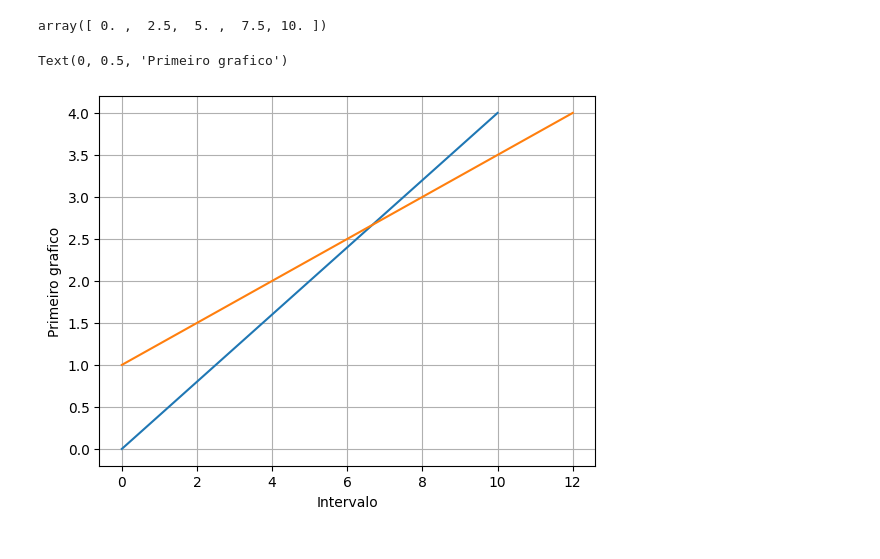
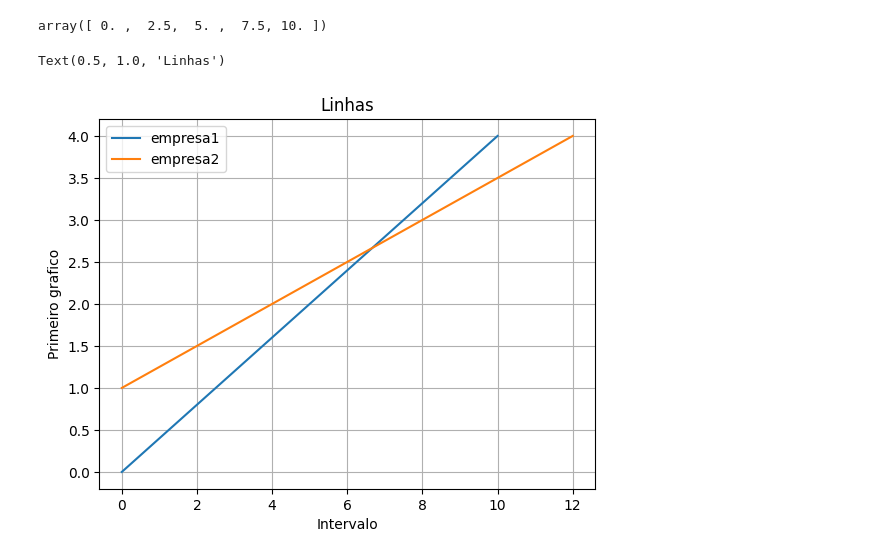
Before and after one commit to JonathanAlvesNogueira/Learning-python, a Jupyter notebook: matplotlib/linhas.ipynb, the cells around one changed output. Drawn from its saved outputs; the diff is of its cells as text; code cells hidden in the pictures.

```diff
--- a/matplotlib/linhas.ipynb
+++ b/matplotlib/linhas.ipynb
@@ -5,23 +5,24 @@ import numpy as np
 # %%
 xa = np.linspace(0,10,5)
 cont = np.arange(5)
 display(xa)
 
 xb = np.linspace(0,12,4)
 cont2 = np.arange(1,5)
 
-
 # cria grafico de linha
-plt.plot(xa, cont)
-plt.plot(xb, cont2)
+plt.plot(xa, cont, label='empresa1')
+plt.plot(xb, cont2, label='empresa2')
+plt.legend()
 
 #coloca linha de grade
 plt.grid()
 
 #coloca labels no eixo x e y
 plt.xlabel('Intervalo')
 plt.ylabel('Primeiro grafico')
+plt.title('Linhas')
 # %% [output]
 array([ 0. ,  2.5,  5. ,  7.5, 10. ])
-Text(0, 0.5, 'Primeiro grafico')
+Text(0.5, 1.0, 'Linhas')
-[figure, old version]
+[figure, new version]
```
